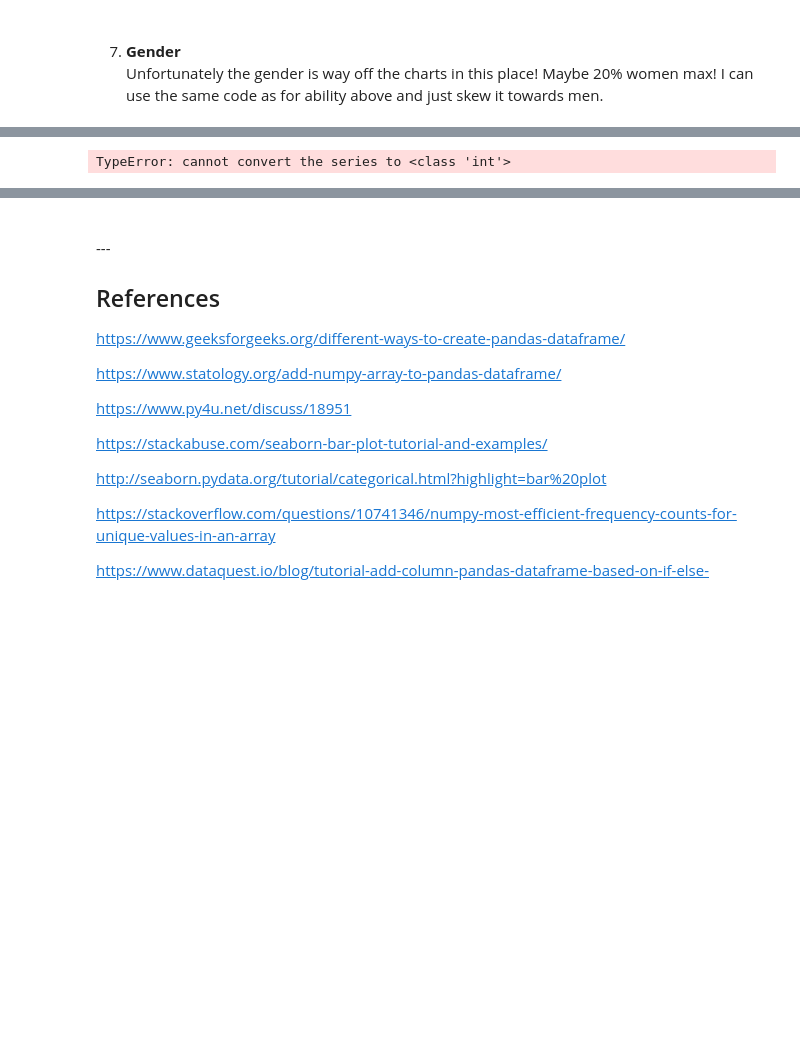
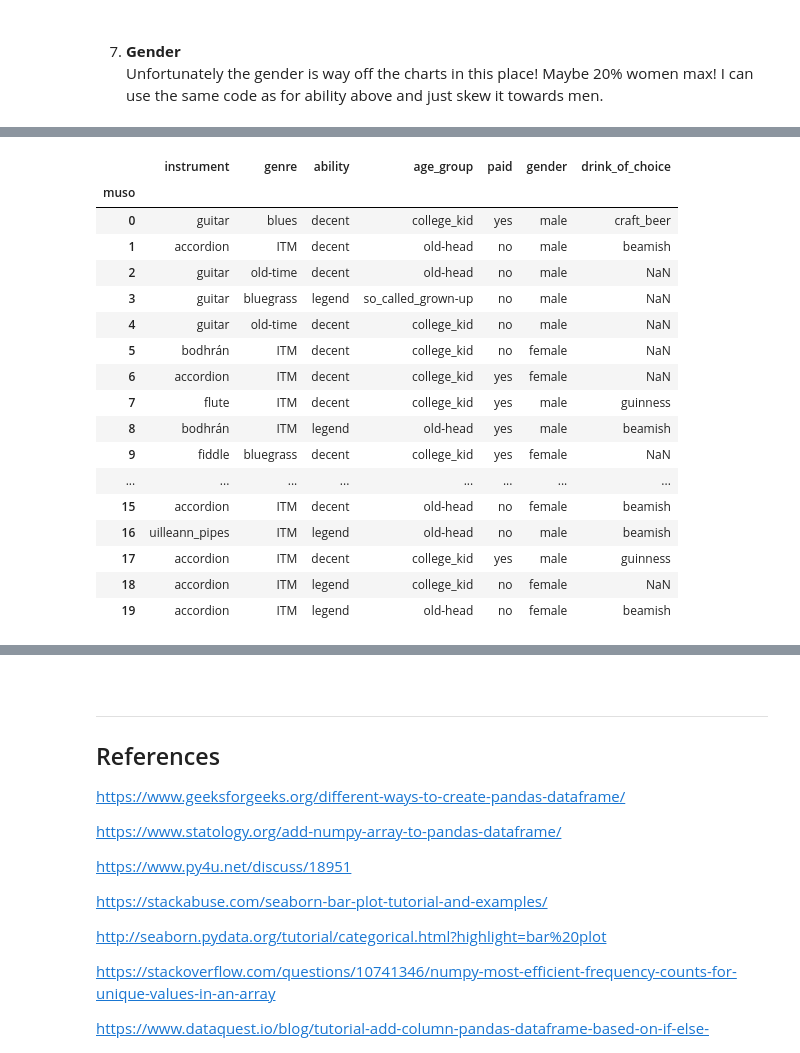
Before and after one commit to Caoimhinv/programming_for_DA_project, a Jupyter notebook: the_session.ipynb, the cells around one changed output, grey strips where cells are left out. Drawn from its saved outputs; the diff is of its cells as text; code cells hidden in the pictures; blank space fills up the shorter version.

```diff
--- a/the_session.ipynb
+++ b/the_session.ipynb
@@ -619,21 +640,45 @@ middleAgedDrinks = ['random!']
 hipsterDrinks = ['craft_beers', 'water/soft drinks', 'cider']
 # %%
-old = pd.Series(random.choices(oldiesDrinks, weights=[3, 2, 1], k=int(noOldies1)))
-# converts to numpy array
-old1 = old.to_numpy()
+# old = pd.Series(random.choices(oldiesDrinks, weights=[3, 2, 1], k=int(noOldies1['age_group'])))
+# # converts to numpy array
+# old1 = old.to_numpy()
 
-middle = pd.Series(random.choices(drinks, k=int(noMiddlies1)))
-middle1 = middle.to_numpy()
+# middle = pd.Series(random.choices(drinks, k=int(noMiddlies1['age_group'])))
+# middle1 = middle.to_numpy()
 
-young = pd.Series(random.choices(hipsterDrinks, weights=[2, 1, 1], k=int(noYoungies1)))
-young1 = young.to_numpy()
+# young = pd.Series(random.choices(hipsterDrinks, weights=[2, 1, 1], k=int(noYoungies1['age_group'])))
+# young1 = young.to_numpy()
-# %% [output]
-TypeError: cannot convert the series to <class 'int'>
 # %%
 # where instrument equals accordion, genre equals ITM, etc
-df.loc[df['age_group'] == 'old-head', 'drink_of_choice'] = old1
-df.loc[df['age_group'] == 'so_called_grown-up', 'drink_of_choice'] = middle1
-df.loc[df['age_group'] == 'college_kid', 'drink_of_choice'] = young1
+df.loc[(df['age_group'] == 'old-head') & (df['genre'] == 'ITM'), 'drink_of_choice'] = 'beamish'
+df.loc[(df['genre'] == 'bluegrass') & (df['instrument'] == 'banjo'), 'drink_of_choice'] = 'red_wine'
+df.loc[(df['age_group'] == 'college_kid') & (df['genre'] == 'blues'), 'drink_of_choice'] = 'craft_beer'
+df.loc[(df['age_group'] == 'so_called_grown-up') & (df['genre'] == 'ITM')
+       & (df['ability'] == 'legend'), 'drink_of_choice'] = 'murphys'
+df.loc[(df['age_group'] == 'college_kid') & (df['genre'] == 'ITM') & (df['gender'] == 'male')
+       , 'drink_of_choice'] = 'guinness'
+
+# df.loc[df['age_group'] == 'so_called_grown-up', 'drink_of_choice'] = middle1
+# df.loc[df['age_group'] == 'college_kid', 'drink_of_choice'] = young1
 
 # have a look
 df.head(20)
+# %% [output]
+|  | instrument | genre | ability | age_group | paid | gender | drink_of_choice |
+| muso |  |  |  |  |  |  |  |
+| 0 | guitar | blues | decent | college_kid | yes | male | craft_beer |
+| 1 | accordion | ITM | decent | old-head | no | male | beamish |
+| 2 | guitar | old-time | decent | old-head | no | male | NaN |
+| 3 | guitar | bluegrass | legend | so_called_grown-up | no | male | NaN |
+| 4 | guitar | old-time | decent | college_kid | no | male | NaN |
+| 5 | bodhrán | ITM | decent | college_kid | no | female | NaN |
+| 6 | accordion | ITM | decent | college_kid | yes | female | NaN |
+| 7 | flute | ITM | decent | college_kid | yes | male | guinness |
+| 8 | bodhrán | ITM | legend | old-head | yes | male | beamish |
+| 9 | fiddle | bluegrass | decent | college_kid | yes | female | NaN |
+| ... | ... | ... | ... | ... | ... | ... | ... |
+| 15 | accordion | ITM | decent | old-head | no | female | beamish |
+| 16 | uilleann_pipes | ITM | legend | old-head | no | male | beamish |
+| 17 | accordion | ITM | decent | college_kid | yes | male | guinness |
+| 18 | accordion | ITM | legend | college_kid | no | female | NaN |
+| 19 | accordion | ITM | legend | old-head | no | female | beamish |
```
Also changed, not shown: parts of 19 cells of this notebook, 1 other file.
